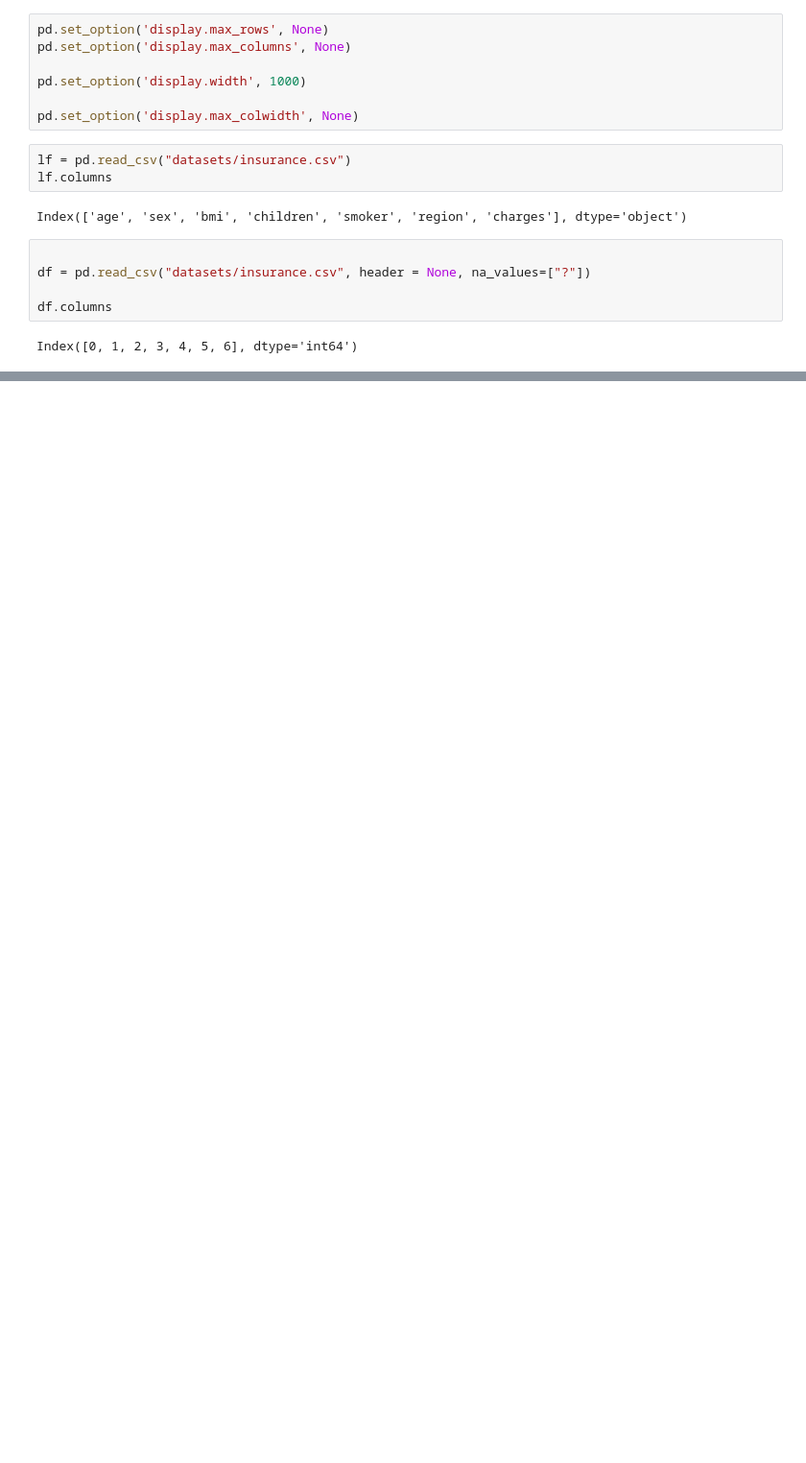
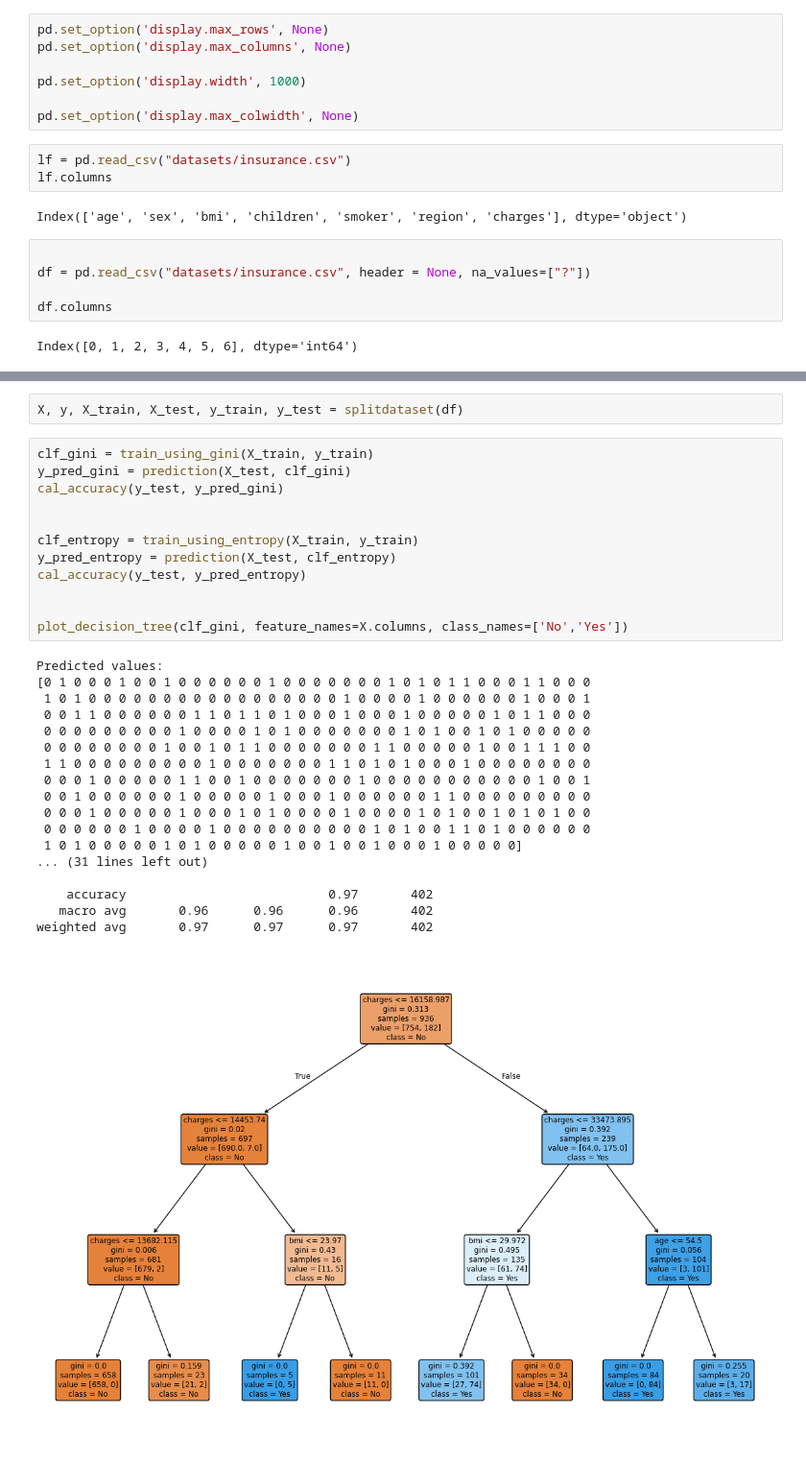
Before and after one commit to rmunozcuevas/datamining, a Jupyter notebook: project_two/projtwo.ipynb, the cells around one changed output, grey strips where cells are left out. Shown: that part at 96% size. Cells and saved outputs as stored; diff of their text form; blank space fills up the shorter version.

```diff
--- a/project_two/projtwo.ipynb
+++ b/project_two/projtwo.ipynb
@@ -84,0 +180,33 @@ X = df.drop(columns=['A1', 'A4'])
+# %%
+X, y, X_train, X_test, y_train, y_test = splitdataset(df)
+# %%
+clf_gini = train_using_gini(X_train, y_train)
+y_pred_gini = prediction(X_test, clf_gini)
+cal_accuracy(y_test, y_pred_gini)
+
+
+clf_entropy = train_using_entropy(X_train, y_train)
+y_pred_entropy = prediction(X_test, clf_entropy)
+cal_accuracy(y_test, y_pred_entropy)
+
+
+plot_decision_tree(clf_gini, feature_names=X.columns, class_names=['No','Yes'])
+# %% [output]
+Predicted values:
+[0 1 0 0 0 1 0 0 1 0 0 0 0 0 0 1 0 0 0 0 0 0 0 1 0 1 0 1 1 0 0 0 1 1 0 0 0
+ 1 0 1 0 0 0 0 0 0 0 0 0 0 0 0 0 0 0 0 0 1 0 0 0 0 1 0 0 0 0 0 0 1 0 0 0 1
+ 0 0 1 1 0 0 0 0 0 0 1 1 0 1 1 0 1 0 0 0 1 0 0 0 1 0 0 0 0 0 1 0 1 1 0 0 0
+ 0 0 0 0 0 0 0 0 0 1 0 0 0 0 1 0 1 0 0 0 0 0 0 0 1 0 1 0 0 1 0 1 0 0 0 0 0
+ 0 0 0 0 0 0 0 0 1 0 0 1 0 1 1 0 0 0 0 0 0 0 1 1 0 0 0 0 0 1 0 0 1 1 1 0 0
+ 1 1 0 0 0 0 0 0 0 0 0 1 0 0 0 0 0 0 0 1 1 0 1 0 1 0 0 0 1 0 0 0 0 0 0 0 0
+ 0 0 0 1 0 0 0 0 0 1 1 0 0 1 0 0 0 0 0 0 0 1 0 0 0 0 0 0 0 0 0 0 0 1 0 0 1
+ 0 0 1 0 0 0 0 0 0 1 0 0 0 0 0 1 0 0 0 1 0 0 0 0 0 0 1 1 0 0 0 0 0 0 0 0 0
+ 0 0 0 1 0 0 0 0 0 1 0 0 0 1 0 1 0 0 0 0 1 0 0 0 0 1 0 1 0 0 1 0 1 0 1 0 0
+ 0 0 0 0 0 0 1 0 0 0 0 1 0 0 0 0 0 0 0 0 0 0 1 0 1 0 0 1 1 0 1 0 0 0 0 0 0
+ 1 0 1 0 0 0 0 0 1 0 1 0 0 0 0 0 1 0 0 1 0 0 1 0 0 0 1 0 0 0 0 0]
+... (31 lines left out)
+
+    accuracy                           0.97       402
+   macro avg       0.96      0.96      0.96       402
+weighted avg       0.97      0.97      0.97       402
+[figure, added]
```
Also changed, not shown: parts of 15 cells of this notebook, 4 other files.
